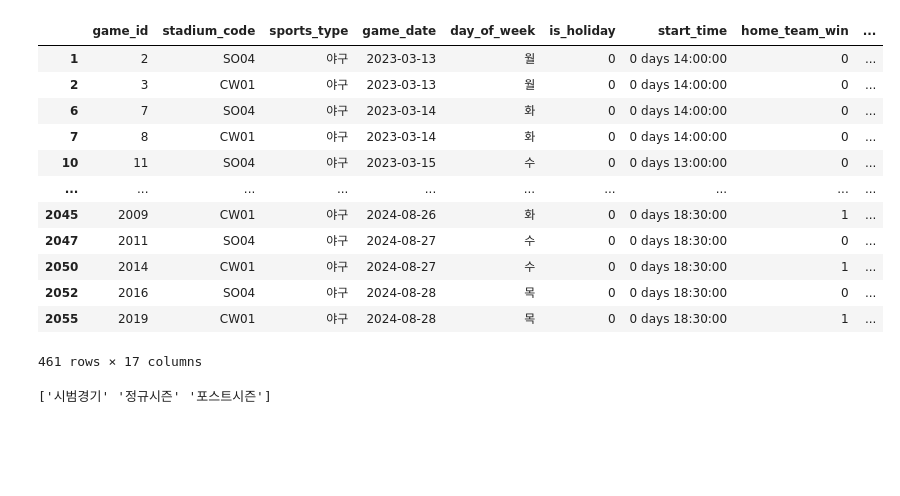
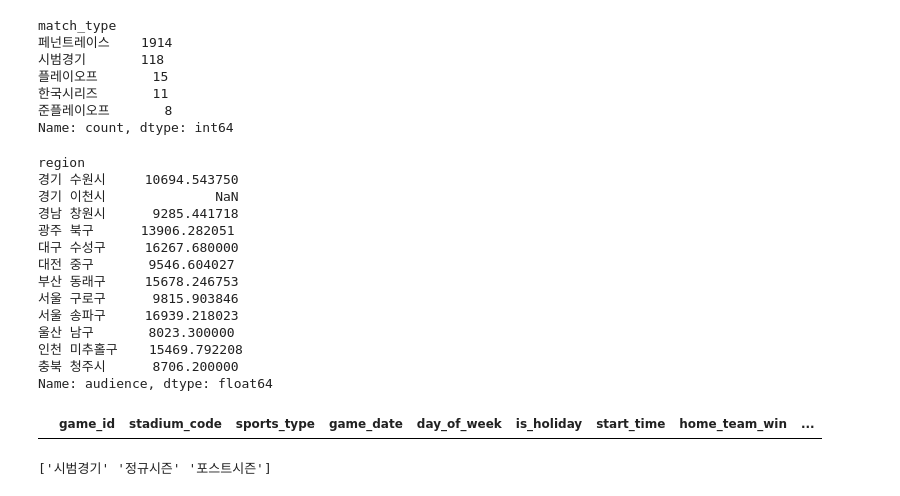
Before and after one commit to StaG-lab/ai-proj-2nd-class, a Jupyter notebook: 04.data_preprocess/1차_데이터셋_전처리.ipynb, the cells around one changed output. Drawn from its saved outputs; the diff is of its cells as text; code cells hidden in the pictures; blank space fills up the shorter version.

```diff
--- a/04.data_preprocess/1차_데이터셋_전처리.ipynb
+++ b/04.data_preprocess/1차_데이터셋_전처리.ipynb
@@ -77,19 +100,70 @@ game_id            0    0.0%
+# %%
+## match_type 가 결측치 인경우 매년 9월 이전은 '페넌트레이스', 이후는 '플레이오프' 로 명기
+# 날짜 컬럼을 날짜형으로 보장 ― 예: 'game_date'
+df["game_date"] = pd.to_datetime(df["game_date"], errors="coerce")
+
+# match_type 이 결측(NaN) 또는 빈 문자열("")인 행만 골라 조건부 치환
+missing_mask = df["match_type"].isna() | (df["match_type"].astype(str).str.strip() == "")
+
+# 9월 **이전**(1–8월) ⇒ '페넌트레이스'
+df.loc[ missing_mask & (df["game_date"].dt.month < 9), "match_type" ] = "페넌트레이스"
+
+# 9월 **이후**(9–12월) ⇒ '플레이오프'
+df.loc[ missing_mask & (df["game_date"].dt.month >= 9), "match_type" ] = "플레이오프"
+
+# 결과 확인
+print(df["match_type"].value_counts(dropna=False).head())
+# %% [output]
+match_type
+페넌트레이스    1914
+시범경기       118
+플레이오프       15
+한국시리즈       11
+준플레이오프       8
+Name: count, dtype: int64
+# %%
+# audience 에 대한 결측치는 각 지역 관중수의 평균에 펴차를 두어 계산
+# region별 평균값 계산
+region_mean = df.groupby('region')['audience'].mean()
+print(region_mean)
+
+def impute_with_noise(row):
+    # print("lod --- 1")
+    if pd.isna(row['audience']):
+        # print("lod --- 2")
+        mean_val = region_mean.get(row['region'], np.nan)
+        if pd.notna(mean_val):
+            noise = np.random.normal(loc=0, scale=0.1)  # 평균 0, 표준편차 0.1 → ±10% 정도 오차
+            return mean_val * (1 + noise)
+    return row['audience']
+
+# 4. 적용
+df['audience'] = df.apply(impute_with_noise, axis=1)
+# %% [output]
+region
+경기 수원시     10694.543750
+경기 이천시              NaN
+경남 창원시      9285.441718
+광주 북구      13906.282051
+대구 수성구     16267.680000
+대전 중구       9546.604027
+부산 동래구     15678.246753
+서울 구로구      9815.903846
+서울 송파구     16939.218023
+울산 남구       8023.300000
+인천 미추홀구    15469.792208
+충북 청주시      8706.200000
+Name: audience, dtype: float64
+# %%
+# 조건: audience가 NaN이인 row 만 가져옴.
+condition = df['audience'].isna()
+
+# 해당 조건을 만족하는 행에 관중수를 1000~2000 사이 무작위 정수 생성
+df.loc[condition, 'audience'] = np.random.randint(1000, 2001, size=condition.sum())
 # %%
-df[df['accident_count'].isnull()]
+df[df['audience'].isnull()]
 # %% [output]
 |  | game_id | stadium_code | sports_type | game_date | day_of_week | is_holiday | start_time | home_team_win | ... |
-| 1 | 2 | SO04 | 야구 | 2023-03-13 | 월 | 0 | 0 days 14:00:00 | 0 | ... |
-| 2 | 3 | CW01 | 야구 | 2023-03-13 | 월 | 0 | 0 days 14:00:00 | 0 | ... |
-| 6 | 7 | SO04 | 야구 | 2023-03-14 | 화 | 0 | 0 days 14:00:00 | 0 | ... |
-| 7 | 8 | CW01 | 야구 | 2023-03-14 | 화 | 0 | 0 days 14:00:00 | 0 | ... |
-| 10 | 11 | SO04 | 야구 | 2023-03-15 | 수 | 0 | 0 days 13:00:00 | 0 | ... |
-| ... | ... | ... | ... | ... | ... | ... | ... | ... | ... |
-| 2045 | 2009 | CW01 | 야구 | 2024-08-26 | 화 | 0 | 0 days 18:30:00 | 1 | ... |
-| 2047 | 2011 | SO04 | 야구 | 2024-08-27 | 수 | 0 | 0 days 18:30:00 | 0 | ... |
-| 2050 | 2014 | CW01 | 야구 | 2024-08-27 | 수 | 0 | 0 days 18:30:00 | 1 | ... |
-| 2052 | 2016 | SO04 | 야구 | 2024-08-28 | 목 | 0 | 0 days 18:30:00 | 0 | ... |
-| 2055 | 2019 | CW01 | 야구 | 2024-08-28 | 목 | 0 | 0 days 18:30:00 | 1 | ... |
-461 rows × 17 columns
 # %%
 
 # 기본 치환: '페넌트레이스'·'순위결정전'(오탈자 '순위결정정' 포함)·'0' --> '정규시즌'
```
Also changed, not shown: parts of 9 cells of this notebook, 5 other files.
